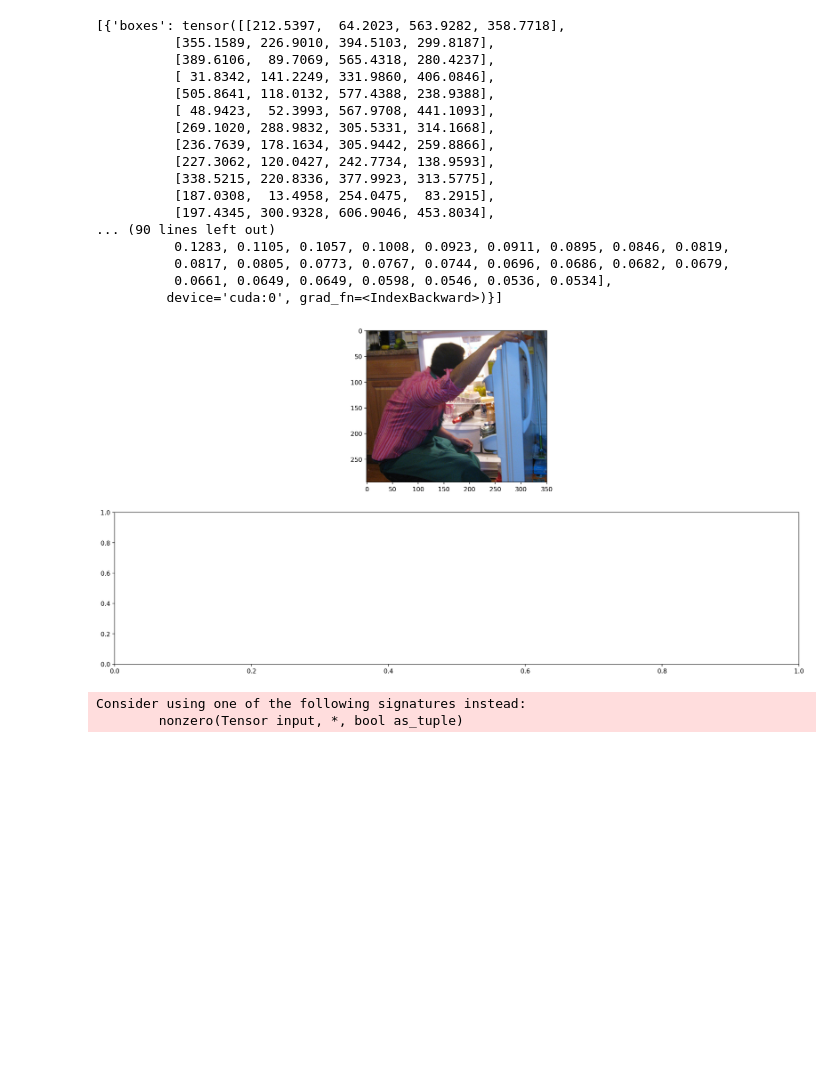
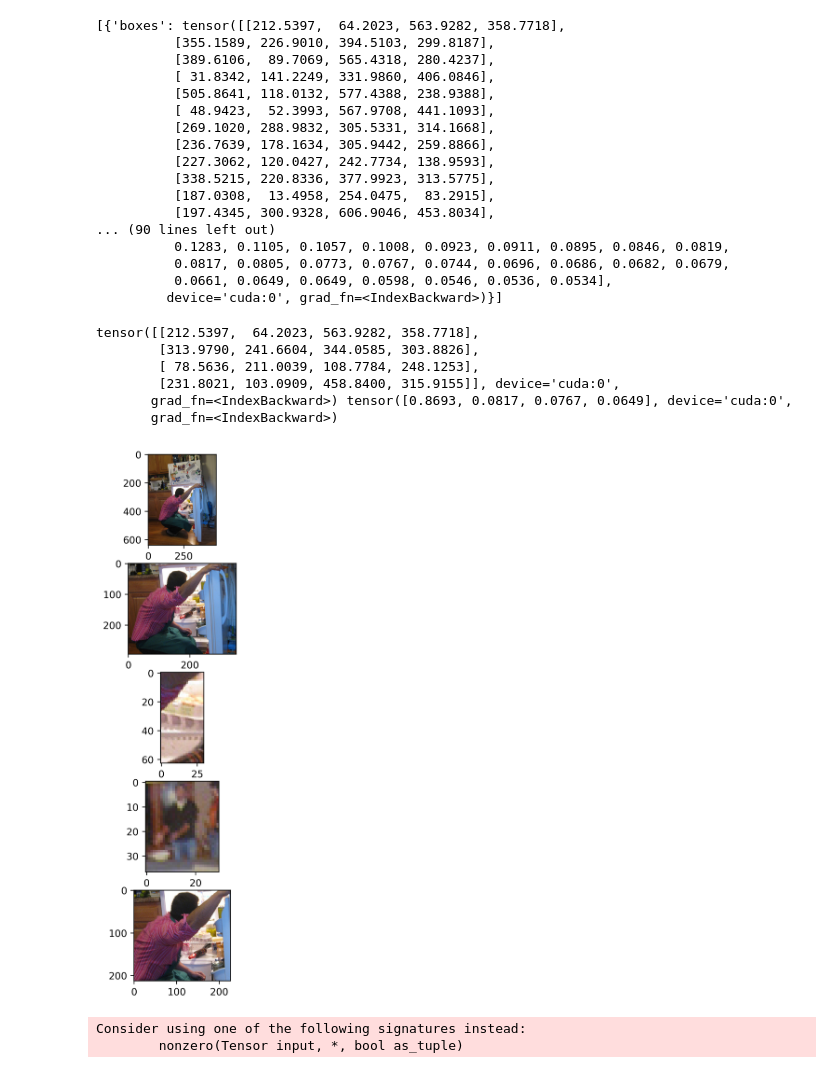
Before and after one commit to TheBlackRus/liveproject_HumanPoseEstimation, a Jupyter notebook: liveproject_humanpose_03.ipynb, the cells around one changed output. Cells and saved outputs as stored; diff of their text form; code cells hidden in the pictures; blank space fills up the shorter version.

```diff
--- a/liveproject_humanpose_03.ipynb
+++ b/liveproject_humanpose_03.ipynb
@@ -139,16 +141,30 @@ y
           0.0817, 0.0805, 0.0773, 0.0767, 0.0744, 0.0696, 0.0686, 0.0682, 0.0679,
           0.0661, 0.0649, 0.0649, 0.0598, 0.0546, 0.0536, 0.0534],
          device='cuda:0', grad_fn=<IndexBackward>)}]
-# %%
-box = y[0]["boxes"][0]
-crop_img = crop_image(img,(box[1],box[0]),(box[2]-box[0],box[3]-box[1]))
-
-fig,ax = plt.subplots(2,figsize=(20,10))
-fig.set_dpi(200)
-ax[0].imshow(crop_img)
-plt.show()
-# %% [output]
-[figure, removed]
+# %%
+y[0]["labels"] = y[0]["labels"].to("cpu")
+#y[0]["scores"] = y[0]["labels"].to("cpu")
+ex = y[0]["boxes"][np.where(y[0]["labels"]==1)]
+sc = y[0]["scores"][np.where(y[0]["labels"]==1)]
+print(ex,sc)
+fig,ax = plt.subplots(len(ex)+1,figsize=(20,10))
+ax[0].imshow(img)
+fig.set_dpi(500)
+i= 1
+for box in ex:
+
+  crop_img = crop_image(img,(box[1],box[0]),(box[2]-box[0],box[3]-box[1]))
+  ax[i].imshow(crop_img)
+  i +=1
+plt.show()
+# %% [output]
+tensor([[212.5397,  64.2023, 563.9282, 358.7718],
+        [313.9790, 241.6604, 344.0585, 303.8826],
+        [ 78.5636, 211.0039, 108.7784, 248.1253],
+        [231.8021, 103.0909, 458.8400, 315.9155]], device='cuda:0',
+       grad_fn=<IndexBackward>) tensor([0.8693, 0.0817, 0.0767, 0.0649], device='cuda:0',
+       grad_fn=<IndexBackward>)
+[figure, added]
 # %%
 
 # For training
```
Also changed, not shown: parts of 1 cell of this notebook.
